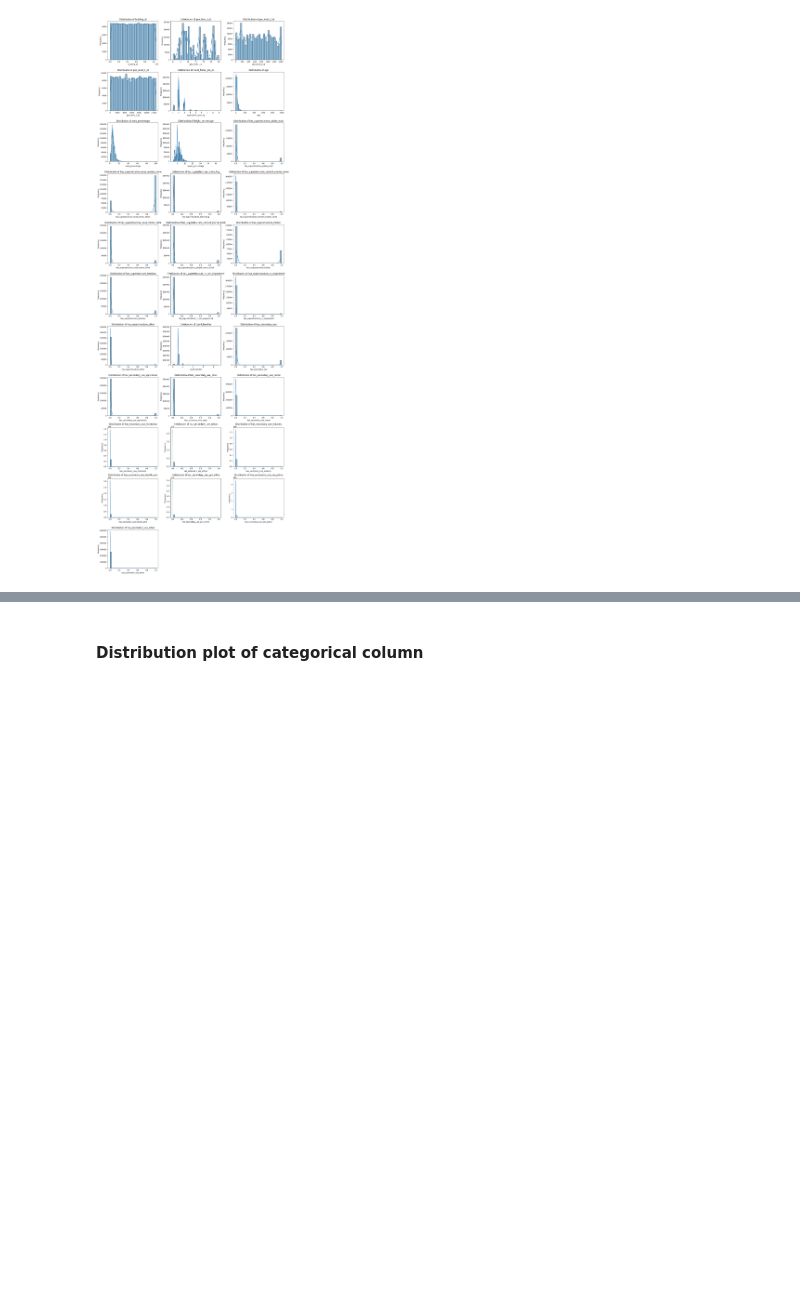
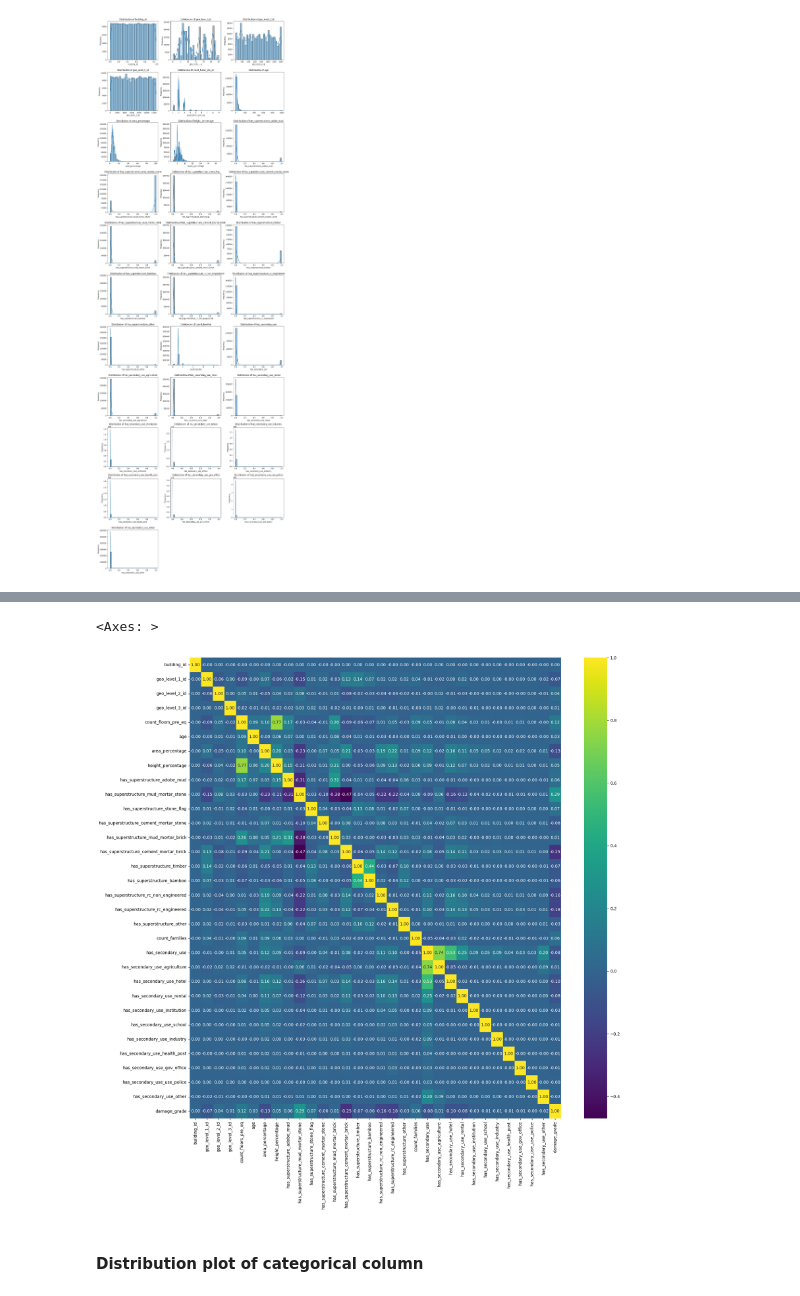
Before and after one commit to PundirNeetu/MiniCompetition, a Jupyter notebook: notebooks/Exploration.ipynb, the cells around one changed output, grey strips where cells are left out. Drawn from its saved outputs; the diff is of its cells as text; code cells hidden in the pictures; blank space fills up the shorter version.

```diff
--- a/notebooks/Exploration.ipynb
+++ b/notebooks/Exploration.ipynb
@@ -295,3 +354,13 @@ plt.show()
+# %%
+# correlation with target
+df = pd.merge(X, y, on='building_id', how='inner')
+
+cor = df.select_dtypes(include=['int64']).corr()
+plt.figure(figsize=(20,20))
+sns.heatmap(cor, cmap='viridis', fmt='.2f', annot=True)
+# %% [output]
+<Axes: >
+[figure, added]
 # %% [markdown]
 #### Distribution plot of categorical column
 # %%
```
Also changed, not shown: parts of 10 cells of this notebook, 4 other files.
